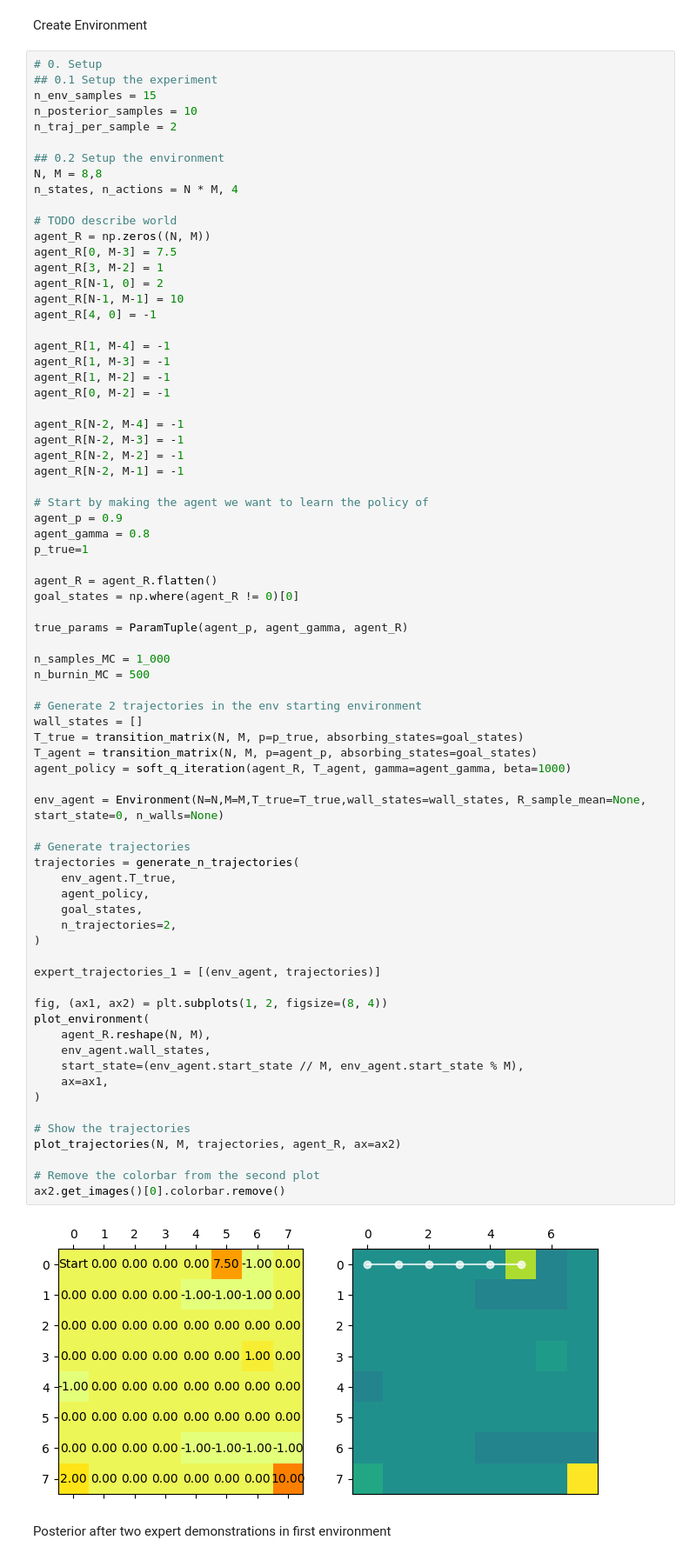
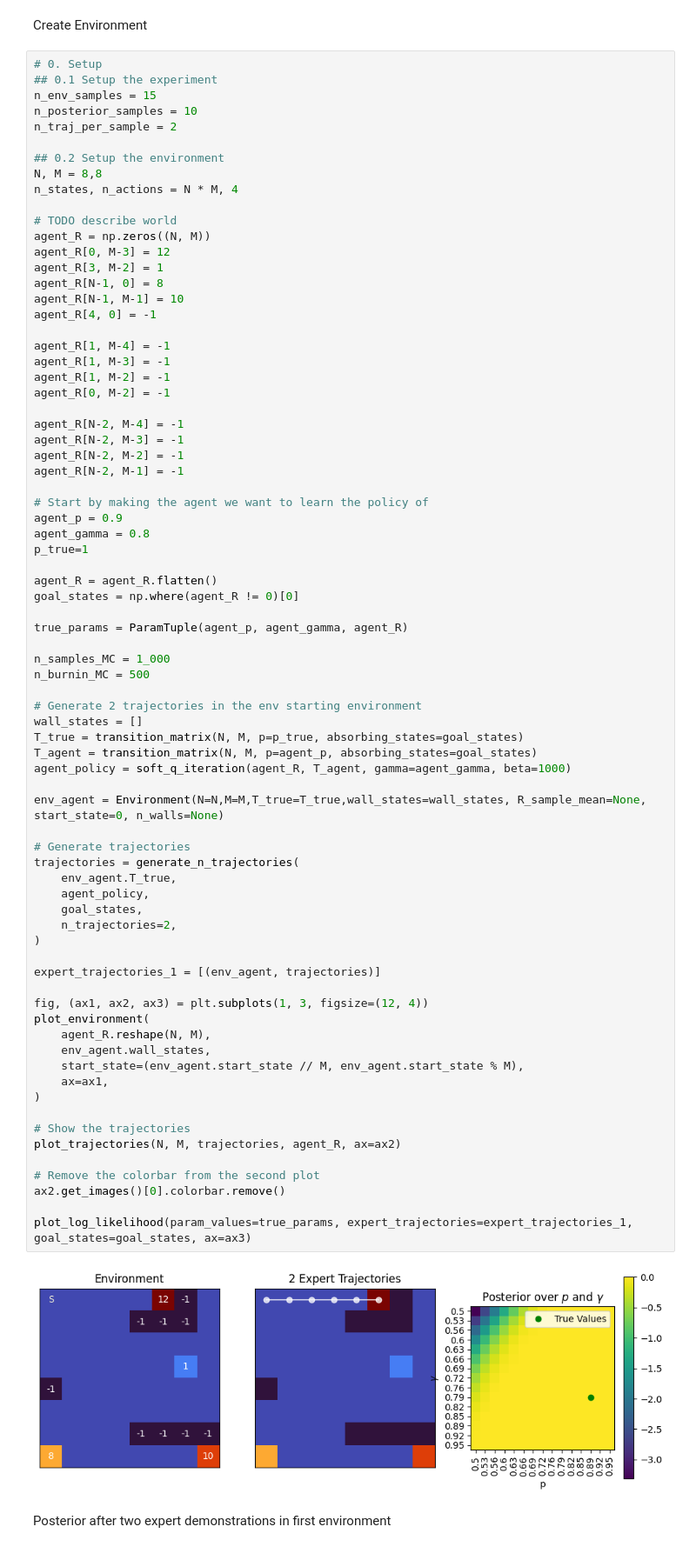
Before and after one commit to ankile/irl-environment-design, a Jupyter notebook: notebooks/07_pa_value_vs_likelihood.ipynb, the cells around one changed output. Shown at 87% size. Saved outputs shown, nothing was run; the diff lists cells and outputs as text.

Commit message:
large likelihood vs value experiment finished

```diff
--- a/notebooks/07_pa_value_vs_likelihood.ipynb
+++ b/notebooks/07_pa_value_vs_likelihood.ipynb
@@ -34,9 +34,9 @@ n_states, n_actions = N * M, 4
 
 # TODO describe world
 agent_R = np.zeros((N, M))
-agent_R[0, M-3] = 7.5
+agent_R[0, M-3] = 12
 agent_R[3, M-2] = 1
-agent_R[N-1, 0] = 2
+agent_R[N-1, 0] = 8
 agent_R[N-1, M-1] = 10
 agent_R[4, 0] = -1
 
@@ -67,35 +67,37 @@ n_burnin_MC = 500
 wall_states = []
 T_true = transition_matrix(N, M, p=p_true, absorbing_states=goal_states)
 T_agent = transition_matrix(N, M, p=agent_p, absorbing_states=goal_states)
 agent_policy = soft_q_iteration(agent_R, T_agent, gamma=agent_gamma, beta=1000)
 
 env_agent = Environment(N=N,M=M,T_true=T_true,wall_states=wall_states, R_sample_mean=None, start_state=0, n_walls=None)
 
 # Generate trajectories
 trajectories = generate_n_trajectories(
     env_agent.T_true,
     agent_policy,
     goal_states,
     n_trajectories=2,
 )
 
 expert_trajectories_1 = [(env_agent, trajectories)]
 
-fig, (ax1, ax2) = plt.subplots(1, 2, figsize=(8, 4))
+fig, (ax1, ax2, ax3) = plt.subplots(1, 3, figsize=(12, 4))
 plot_environment(
     agent_R.reshape(N, M),
     env_agent.wall_states,
     start_state=(env_agent.start_state // M, env_agent.start_state % M),
     ax=ax1,
 )
 
 # Show the trajectories
 plot_trajectories(N, M, trajectories, agent_R, ax=ax2)
 
 # Remove the colorbar from the second plot
 ax2.get_images()[0].colorbar.remove()
+
+plot_log_likelihood(param_values=true_params, expert_trajectories=expert_trajectories_1, goal_states=goal_states, ax=ax3)
 # %% [output]
-[figure, old version]
+[figure, new version]
 # %% [markdown]
 Posterior after two expert demonstrations in first environment
 # %%
```
Also changed, not shown: parts of 18 cells of this notebook, 4 other files.
